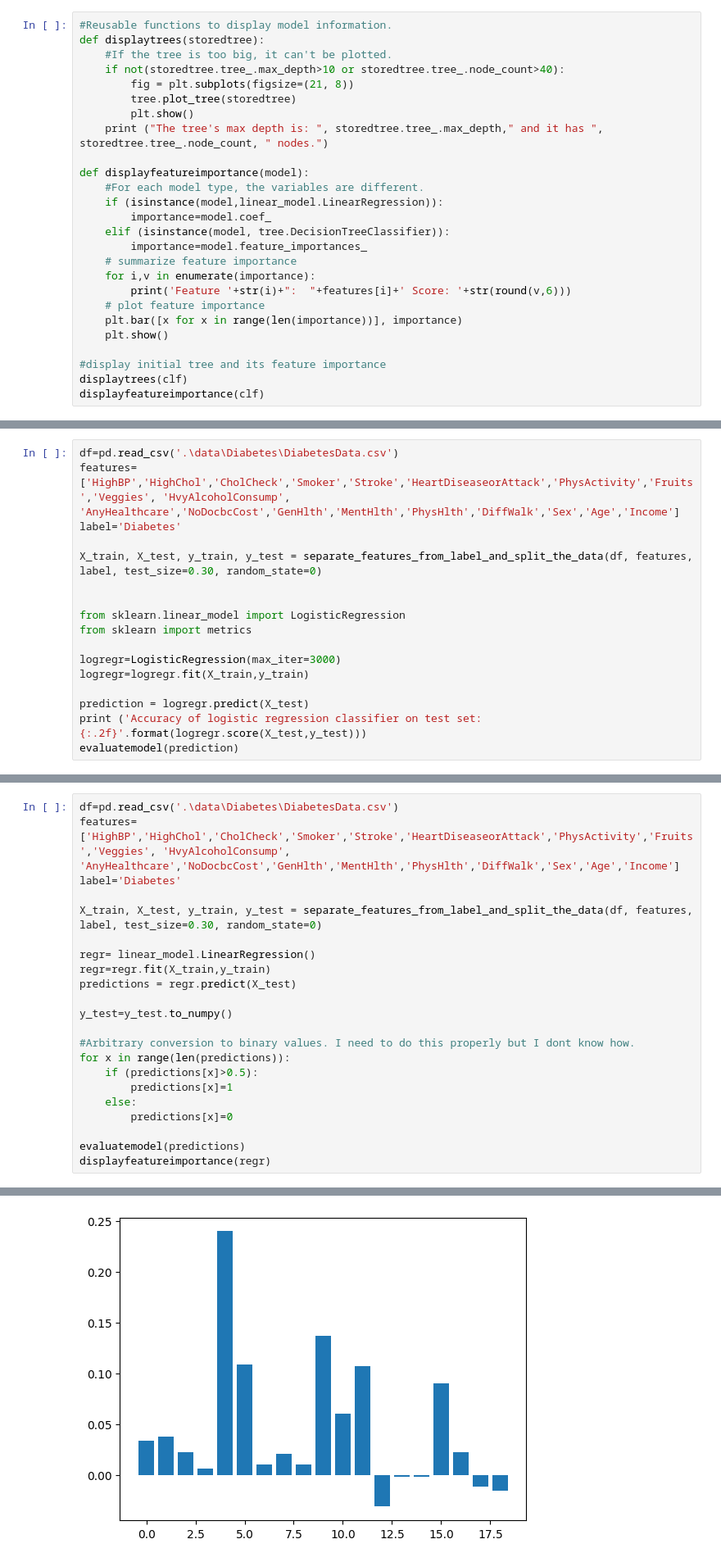
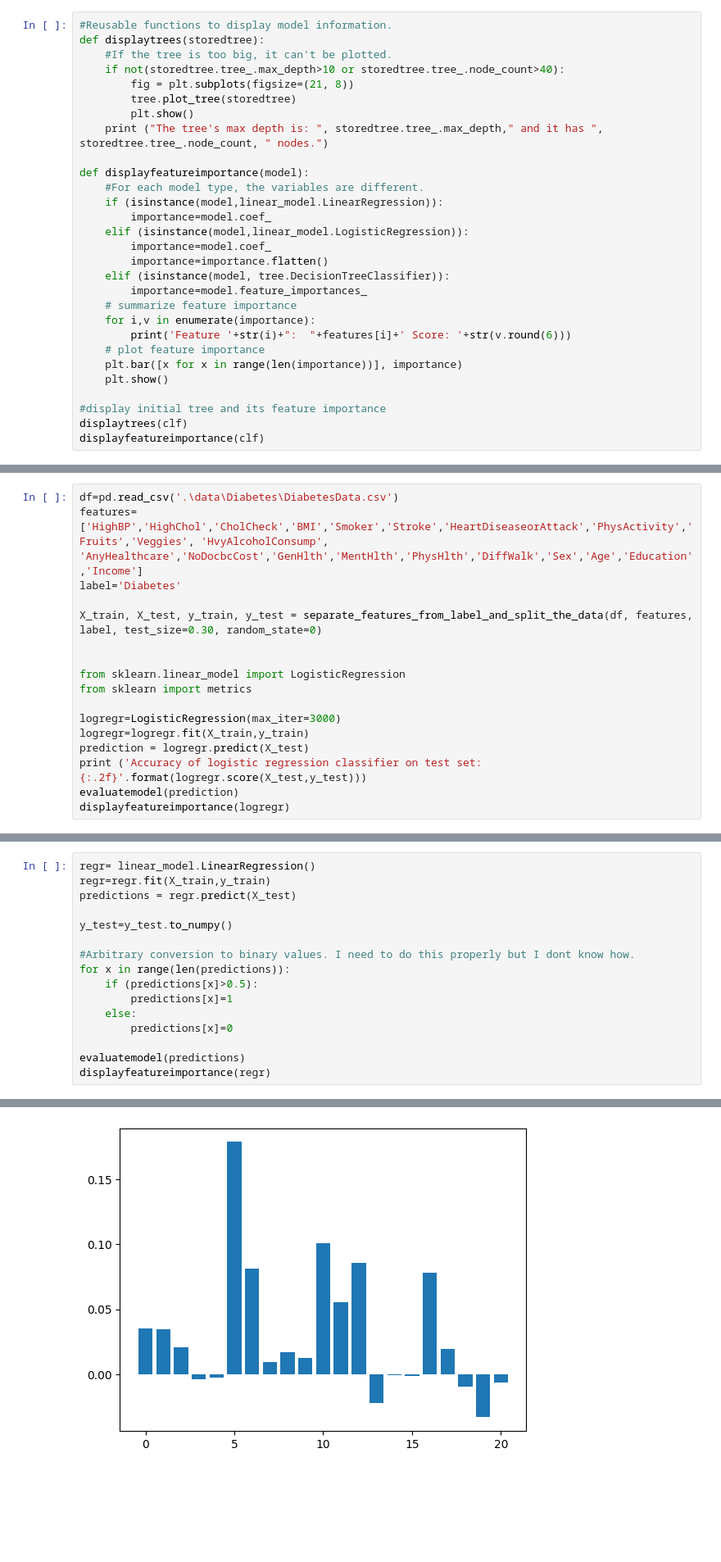
Before and after one commit to CoreyJiaJinHe/DataAnalysisProject, a Jupyter notebook: jupyterlab files/Diabetes.ipynb, the cells around one changed output, grey strips where cells are left out. Shown at 82% size. Saved outputs shown, nothing was run; the diff lists cells and outputs as text; blank space fills up the shorter version.

Commit message:
fixed coef output for logistic regre

```diff
--- a/jupyterlab files/Diabetes.ipynb
+++ b/jupyterlab files/Diabetes.ipynb
@@ -266,11 +266,14 @@ def displayfeatureimportance(model):
     #For each model type, the variables are different.
     if (isinstance(model,linear_model.LinearRegression)):
         importance=model.coef_
+    elif (isinstance(model,linear_model.LogisticRegression)):
+        importance=model.coef_
+        importance=importance.flatten()
     elif (isinstance(model, tree.DecisionTreeClassifier)):
         importance=model.feature_importances_
     # summarize feature importance
     for i,v in enumerate(importance):
-        print('Feature '+str(i)+":  "+features[i]+' Score: '+str(round(v,6)))
+        print('Feature '+str(i)+":  "+features[i]+' Score: '+str(v.round(6)))
     # plot feature importance
     plt.bar([x for x in range(len(importance))], importance)
     plt.show()
@@ -592,8 +590,8 @@ Feature 18:  Income Score: 0.009542
 <h4>Binary Logistic Regression</h4>
 # %%
 df=pd.read_csv('.\data\Diabetes\DiabetesData.csv')
-features=['HighBP','HighChol','CholCheck','Smoker','Stroke','HeartDiseaseorAttack','PhysActivity','Fruits','Veggies', 'HvyAlcoholConsump',
-'AnyHealthcare','NoDocbcCost','GenHlth','MentHlth','PhysHlth','DiffWalk','Sex','Age','Income']
+features=['HighBP','HighChol','CholCheck','BMI','Smoker','Stroke','HeartDiseaseorAttack','PhysActivity','Fruits','Veggies', 'HvyAlcoholConsump',
+'AnyHealthcare','NoDocbcCost','GenHlth','MentHlth','PhysHlth','DiffWalk','Sex','Age','Education','Income']
 label='Diabetes'
 
 X_train, X_test, y_train, y_test = separate_features_from_label_and_split_the_data(df, features, label, test_size=0.30, random_state=0)
@@ -604,10 +602,10 @@ from sklearn import metrics
 
 logregr=LogisticRegression(max_iter=3000)
 logregr=logregr.fit(X_train,y_train)
-
 prediction = logregr.predict(X_test)
 print ('Accuracy of logistic regression classifier on test set: {:.2f}'.format(logregr.score(X_test,y_test)))
 evaluatemodel(prediction)
+displayfeatureimportance(logregr)
 # %% [output]
 Accuracy of logistic regression classifier on test set: 0.98
 Confusion Matrix:
@@ -620,13 +628,6 @@ Overall Recall: 0.8880449141347424
 # %% [markdown]
 <h4>Multiple Linear Regression</h4>
 # %%
-df=pd.read_csv('.\data\Diabetes\DiabetesData.csv')
-features=['HighBP','HighChol','CholCheck','Smoker','Stroke','HeartDiseaseorAttack','PhysActivity','Fruits','Veggies', 'HvyAlcoholConsump',
-'AnyHealthcare','NoDocbcCost','GenHlth','MentHlth','PhysHlth','DiffWalk','Sex','Age','Income']
-label='Diabetes'
-
-X_train, X_test, y_train, y_test = separate_features_from_label_and_split_the_data(df, features, label, test_size=0.30, random_state=0)
-
 regr= linear_model.LinearRegression()
 regr=regr.fit(X_train,y_train)
 predictions = regr.predict(X_test)
@@ -663,4 +664,4 @@ Feature 18:  Income Score: -0.015068
-[figure, old version]
+[figure, new version]
 # %% [markdown]
 ## Pipeline
 # %%
```
Also changed, not shown: parts of 11 cells of this notebook.
